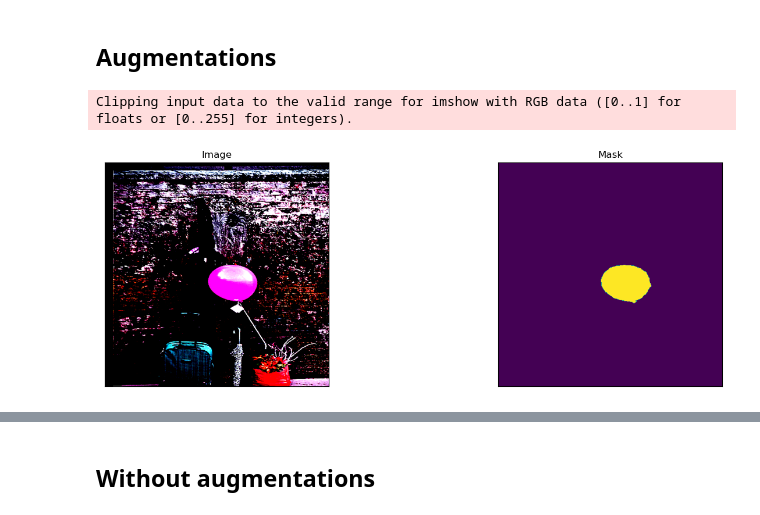
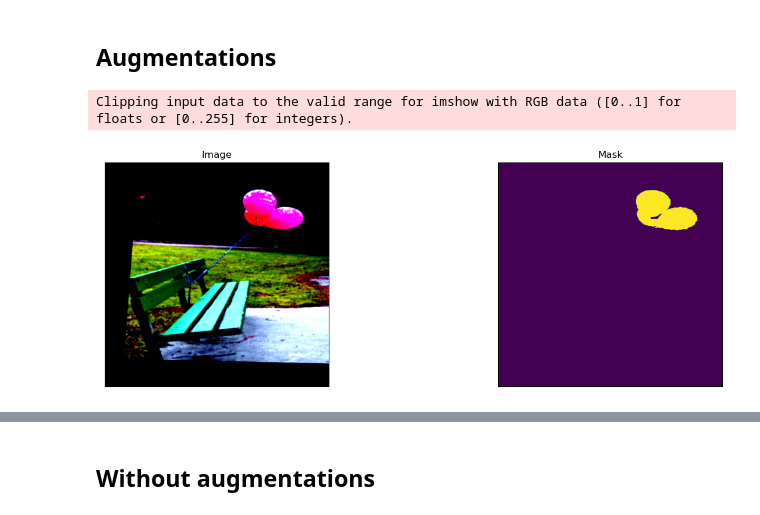
Before and after one commit to grannycola/my_projects, a Jupyter notebook: augmentations/main.ipynb, the cells around one changed output, grey strips where cells are left out. Cells and saved outputs as stored; diff of their text form; code cells hidden in the pictures.

```diff
--- a/augmentations/main.ipynb
+++ b/augmentations/main.ipynb
@@ -121,7 +137,7 @@ def get_training_augmentation():
 
         A.OneOf(
             [
-                A.RandomContrast(p=1),
+                A.RandomBrightnessContrast(p=1),
                 A.HueSaturationValue(p=1),
             ],
             p=0.9,
@@ -205,17 +222,18 @@ class BalloonLoaders():
 
         self.train_loader = DataLoader(self.train_dataset, batch_size=8, shuffle=True)
         self.valid_loader = DataLoader(self.valid_dataset, batch_size=8, shuffle=False)
+    def show_example(self):
+        n = np.random.choice(len(self.train_dataset))
+        image, mask = self.train_dataset[n]
+        visualize(image=image.transpose((1, 2, 0)), mask=mask.transpose((1, 2, 0))*255)
 # %%
 network = My_network(loss, metrics)
 # %%
 balloon_loaders = BalloonLoaders(augmentation=get_training_augmentation())
+balloon_loaders.show_example()
+# %% [output]
+Clipping input data to the valid range for imshow with RGB data ([0..1] for floats or [0..255] for integers).
+[figure, added]
-# %%
-image, mask = balloon_loaders.train_dataset[2]
-visualize(image=image.transpose((1, 2, 0)),
-          mask=mask.transpose((1, 2, 0))*255)
-# %% [output]
-Clipping input data to the valid range for imshow with RGB data ([0..1] for floats or [0..255] for integers).
-[figure, removed]
 # %%
 network.run_training(balloon_loaders)
 # %% [output]
```
Also changed, not shown: parts of 12 cells of this notebook, 3 other files.
